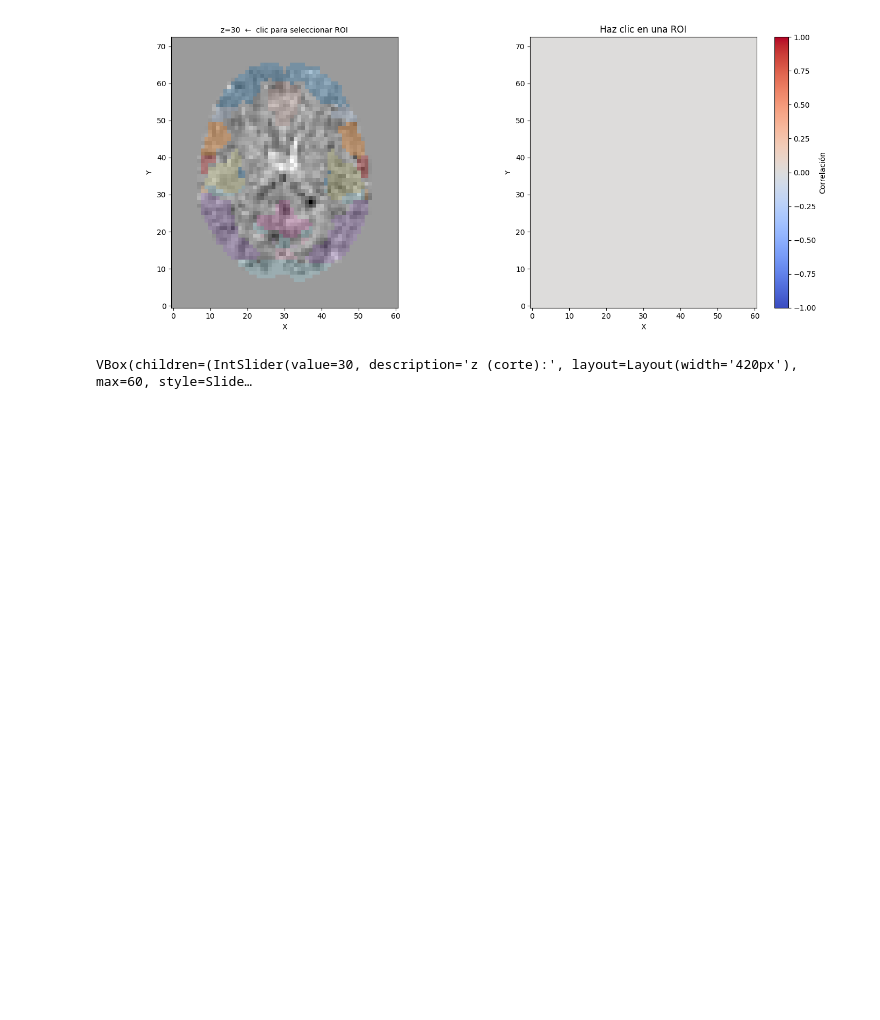
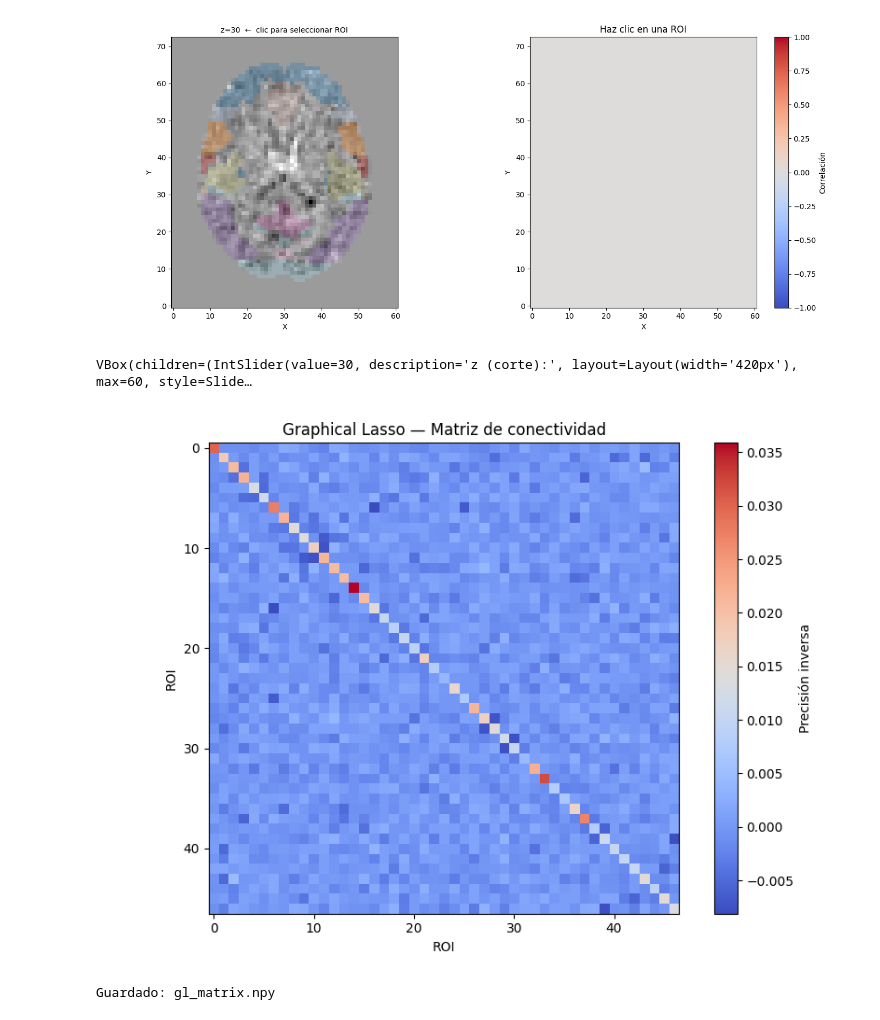
Before and after one commit to crst1970/TESIS-1ERA-ENTREGA, a Jupyter notebook: Pipeline_manual/notebooks/Pipeline_prueba_v3.ipynb, the cells around one changed output. Drawn from its saved outputs; the diff is of its cells as text; code cells hidden in the pictures; blank space fills up the shorter version.

```diff
--- a/Pipeline_manual/notebooks/Pipeline_prueba_v3.ipynb
+++ b/Pipeline_manual/notebooks/Pipeline_prueba_v3.ipynb
@@ -1388,3 +1388,29 @@ visor_conectividad_atlas()
 # %% [output]
 [figure]
 VBox(children=(IntSlider(value=30, description='z (corte):', layout=Layout(width='420px'), max=60, style=Slide…
+# %%
+## GRAPHICAL LASSO (Conectividad con precisión inversa)
+
+from nilearn.connectome import ConnectivityMeasure
+
+# Graphical Lasso via Nilearn
+gl_measure = ConnectivityMeasure(kind='precision')
+gl_matrix = gl_measure.fit_transform([roi_signals_filt])[0]
+
+# Visualizar
+import matplotlib.pyplot as plt
+plt.figure(figsize=(8, 6))
+plt.imshow(gl_matrix, cmap='coolwarm')
+plt.colorbar(label='Precisión inversa')
+plt.title('Graphical Lasso — Matriz de conectividad')
+plt.xlabel('ROI'); plt.ylabel('ROI')
+plt.tight_layout()
+plt.show()
+
+# Guardar
+import numpy as np
+np.save('resultados/gl_matrix.npy', gl_matrix)
+print('Guardado: gl_matrix.npy')
+# %% [output]
+[figure, added]
+Guardado: gl_matrix.npy
```
Also changed, not shown: 14 other files.
